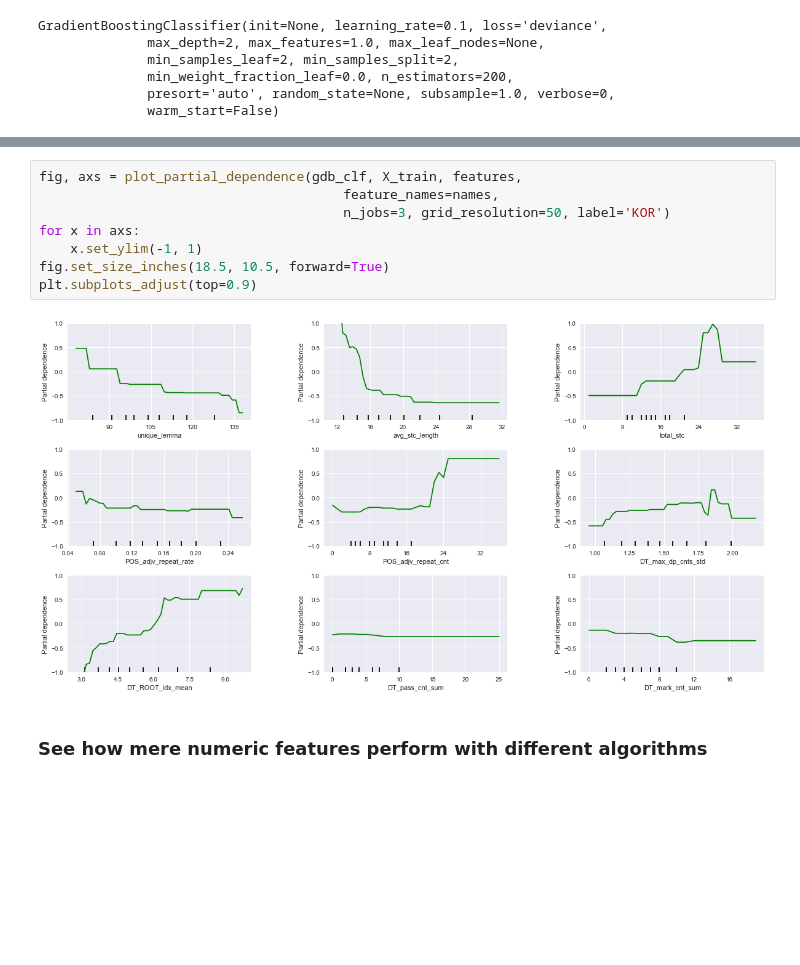
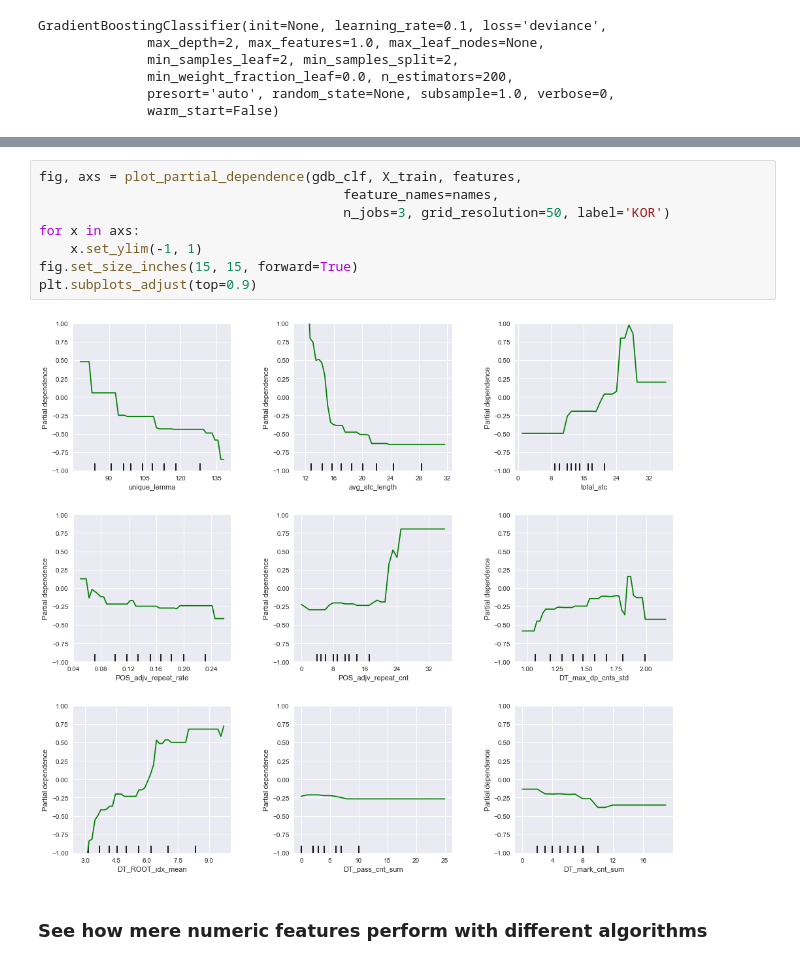
Before and after one commit to fzr72725/NLI, a Jupyter notebook: notebooks/part_three_modeling.ipynb, the cells around one changed output, grey strips where cells are left out. Cells and saved outputs as stored; diff of their text form; blank space fills up the shorter version.

```diff
--- a/notebooks/part_three_modeling.ipynb
+++ b/notebooks/part_three_modeling.ipynb
@@ -185,13 +184,13 @@ plt.subplots_adjust(top=0.9)
 # %%
 fig, axs = plot_partial_dependence(gdb_clf, X_train, features,
                                        feature_names=names,
                                        n_jobs=3, grid_resolution=50, label='KOR')
 for x in axs:
     x.set_ylim(-1, 1)
-fig.set_size_inches(18.5, 10.5, forward=True)
+fig.set_size_inches(15, 15, forward=True)
 plt.subplots_adjust(top=0.9)
 # %% [output]
-[figure, old version]
+[figure, new version]
 # %% [markdown]
 ### See how mere numeric features perform with different algorithms
 # %%
```
Also changed, not shown: parts of 1 cell of this notebook, 6 other files.
